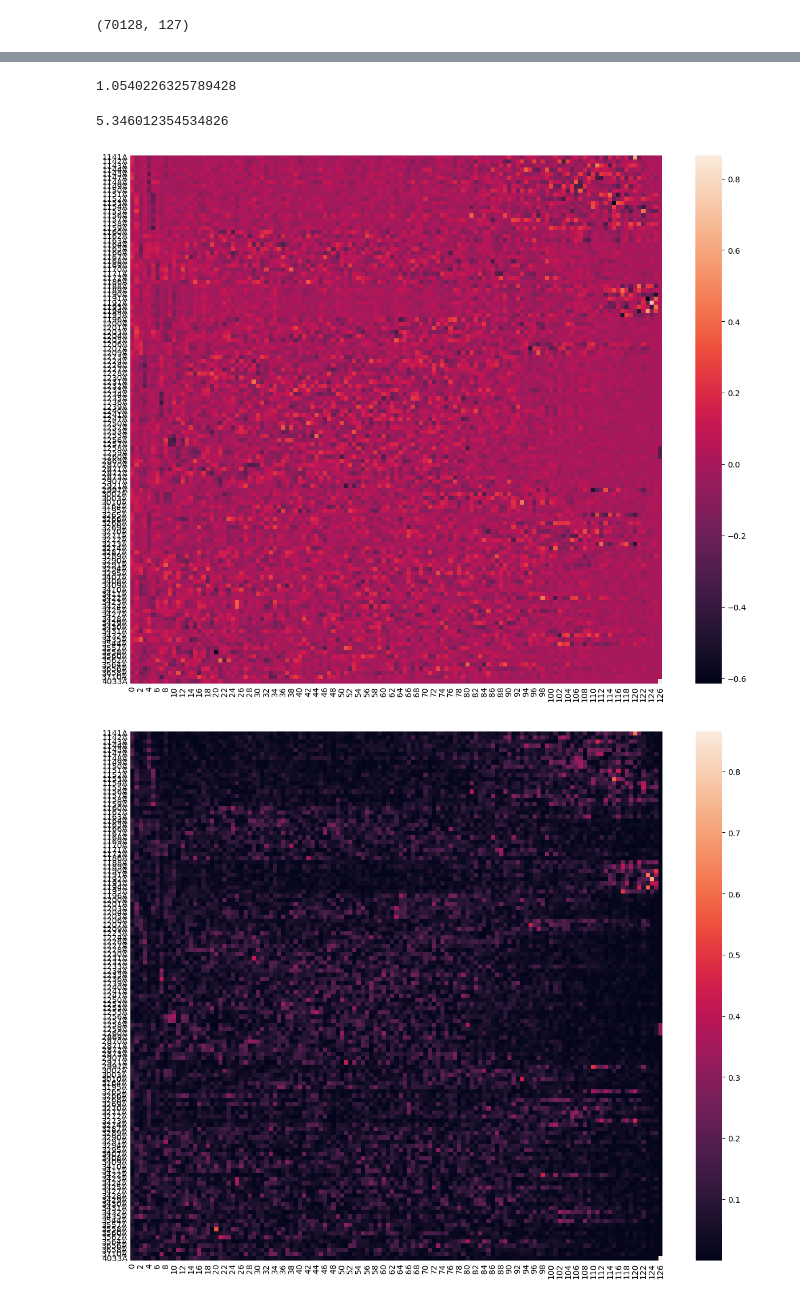
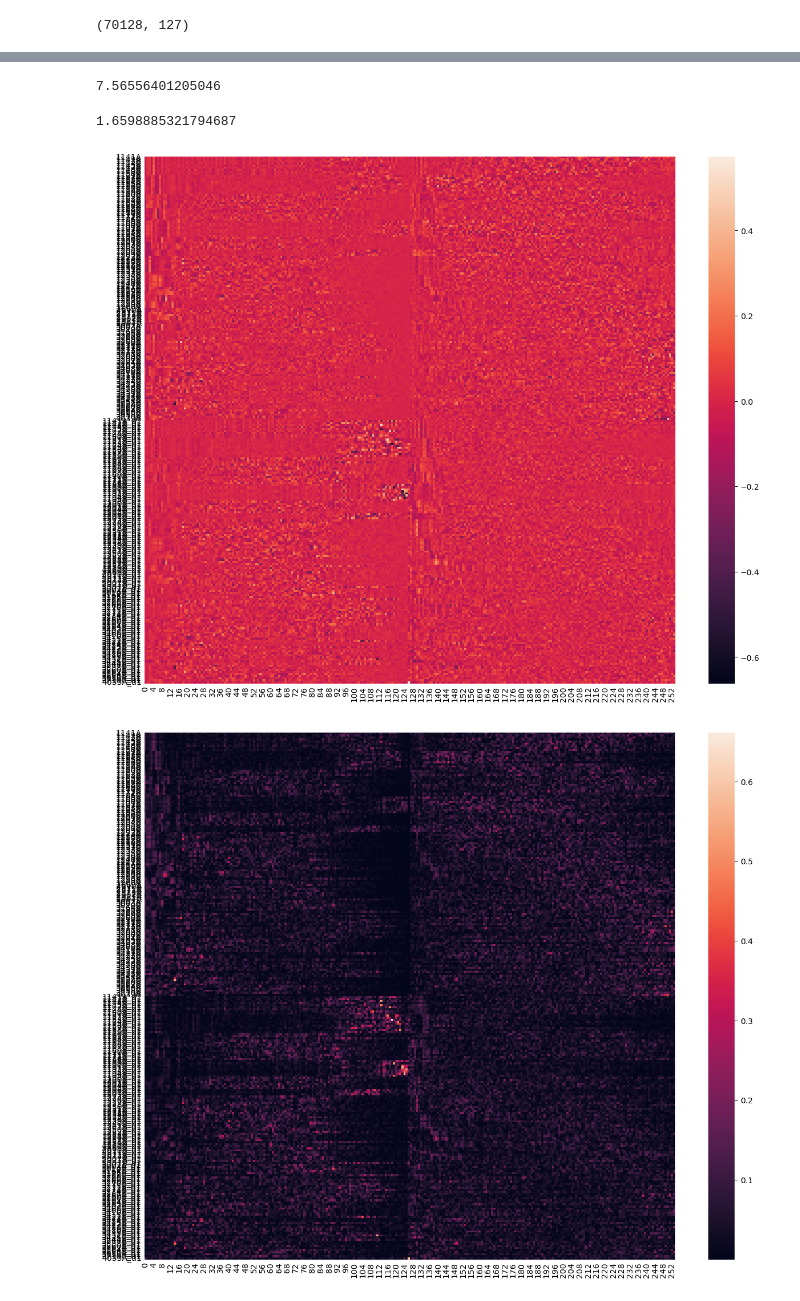
Before and after one commit to Matthew-ymz/koopCE, a Jupyter notebook: notebooks/air_data.ipynb, the cells around one changed output, grey strips where cells are left out. Saved outputs shown, nothing was run; the diff lists cells and outputs as text; code cells hidden in the pictures.

```diff
--- a/notebooks/air_data.ipynb
+++ b/notebooks/air_data.ipynb
@@ -199,0 +134,5 @@ model.print()
+# %%
+ide = ps.IdentityLibrary()
+n_delays = 1
+H, new_names = lift_time_delay(x_data, feature_names=micro_name, n_delays=n_delays, delay_interval=1)
+H.shape, new_names
@@ -199,0 +157,4 @@ model.print()
+# %%
+discrete_time = True
+dt = 1
+model, results = fit_sindy_sr3_robust(H, ide, new_names, penalty='l1', discrete_time=discrete_time, max_iter=500)
@@ -269,34 +246,34 @@ plt.show()
-# %%
-rank = 2
-S_macro = S[:rank]
-delt_gamma = sum(S_macro) / rank - sum(S) / len(S)
-print(delt_gamma)
-# %% [output]
-1.0540226325789428
 # %%
 print(compute_entropy(diff))
 # %% [output]
-5.346012354534826
+7.56556401205046
+# %%
+rank = 3
+S_macro = S[:rank]
+delt_gamma = sum(S_macro) / rank - sum(S) / len(S)
+print(delt_gamma)
+# %% [output]
+1.6598885321794687
 # %%
 U_abs = np.abs(U)
 
 plt.figure(figsize=(15, 12))
 plt.tick_params(axis='both', which='both', length=0)
-_ = sns.heatmap(U, yticklabels=names)
+_ = sns.heatmap(U, yticklabels=new_names)
 plt.xticks(rotation=90)
 plt.yticks(rotation=0)
 plt.show()
 
 
 plt.figure(figsize=(15, 12))
 plt.tick_params(axis='both', which='both', length=0)
-_ = sns.heatmap(U_abs, yticklabels=names)
+_ = sns.heatmap(U_abs, yticklabels=new_names)
 plt.xticks(rotation=90)
 plt.yticks(rotation=0)
 plt.show()
 # %% [output]
-[figure, old version]
+[figure, new version]
-[figure, old version]
+[figure, new version]
 # %%
 macro_name = [f'y{i}' for i in range(rank)]
 coarse_grain_coff = U[:,:rank]
```
Also changed, not shown: parts of 20 cells of this notebook, 1 other file.
